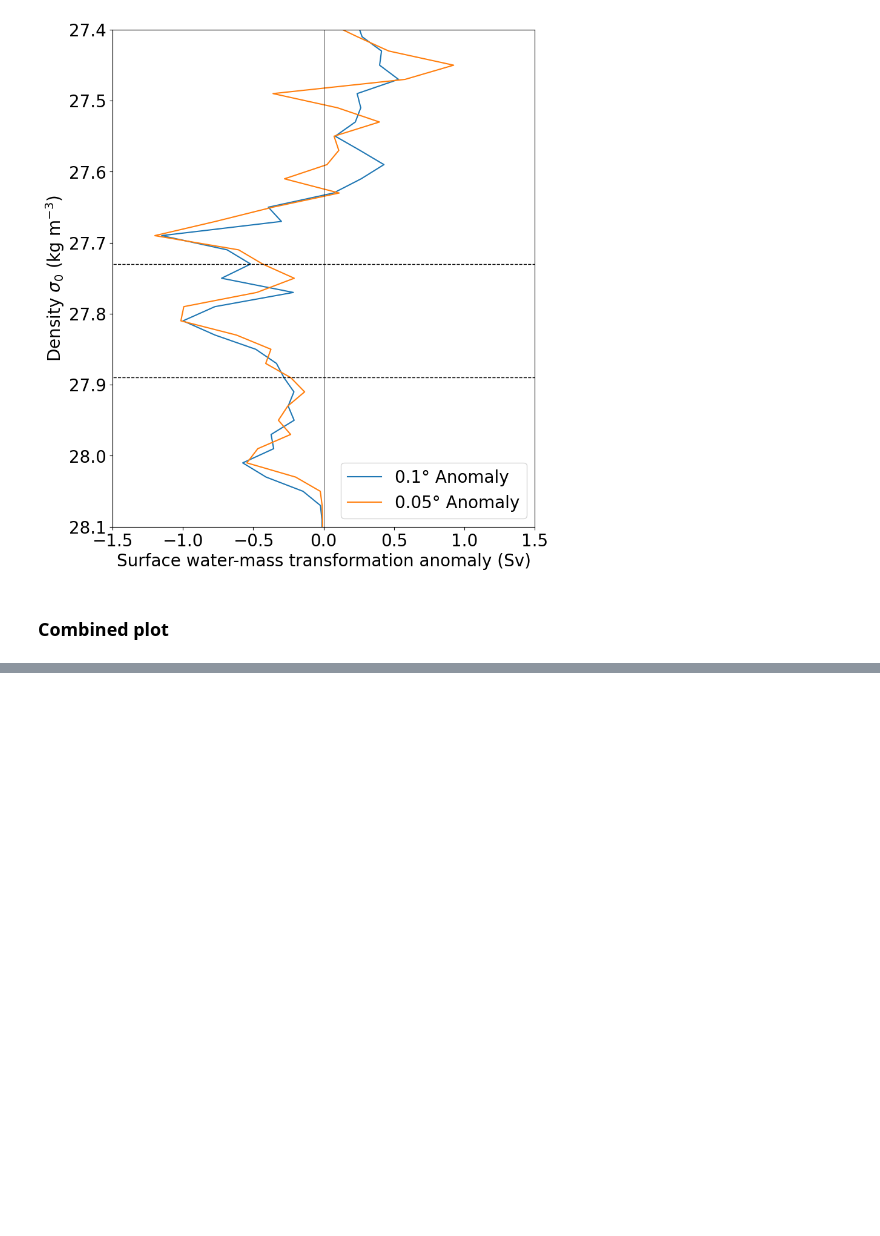
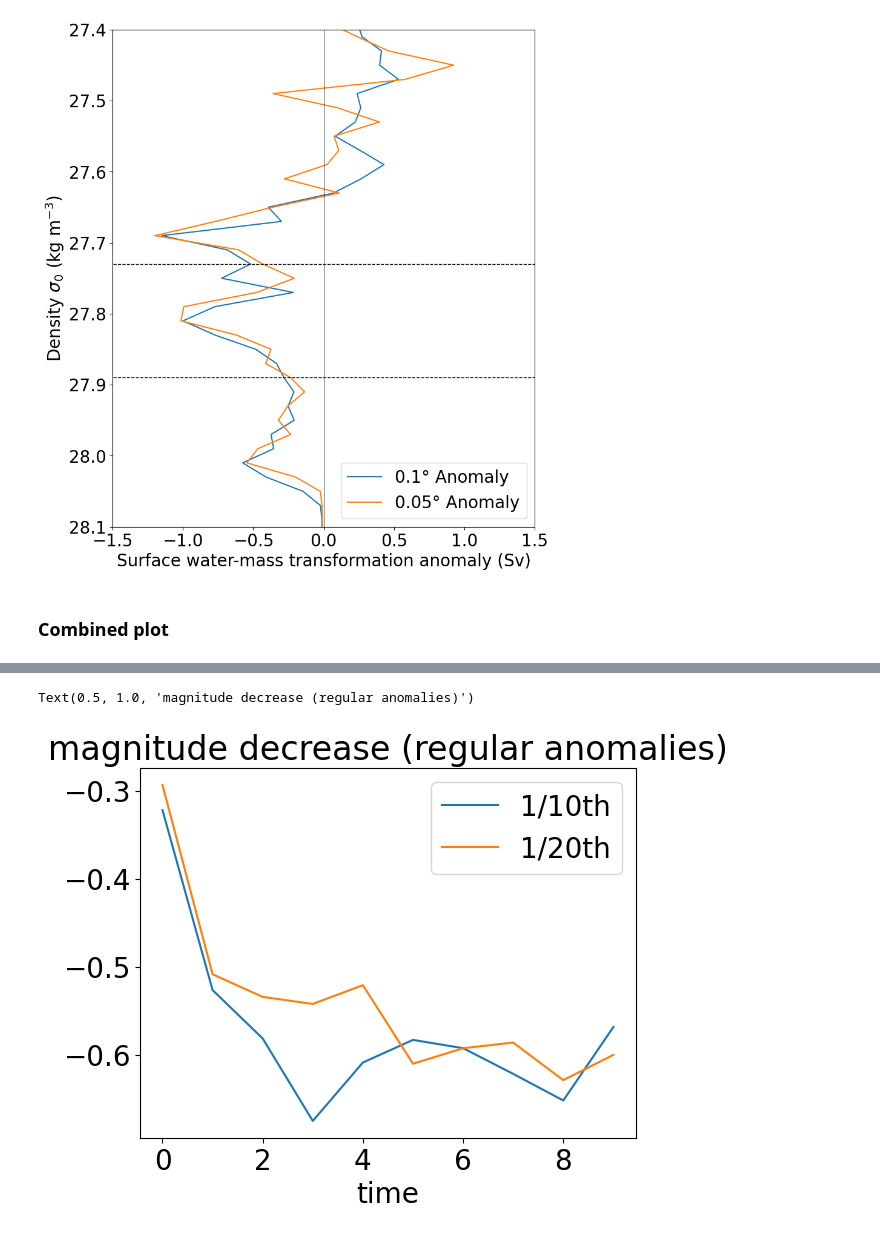
Before and after one commit to adele-morrison/panan-meltwater, a Jupyter notebook: notebooks/bottom_water_analysis/SWMT_shelf_PanAns.ipynb, the cells around one changed output, grey strips where cells are left out. Drawn from its saved outputs; the diff is of its cells as text; code cells hidden in the pictures; blank space fills up the shorter version.

```diff
--- a/notebooks/bottom_water_analysis/SWMT_shelf_PanAns.ipynb
+++ b/notebooks/bottom_water_analysis/SWMT_shelf_PanAns.ipynb
@@ -238,0 +293,8 @@ fig.savefig("/g/data/g40/kc5856/thesis_figures/resolution_SWMT_shelf.png", dpi=3
+# %%
+(pan01_M - pan01_C).plot(label='1/10th')
+(pan005_M - pan005_C).plot(label='1/20th')
+plt.legend()
+plt.title("magnitude decrease (regular anomalies)")
+# %% [output]
+Text(0.5, 1.0, 'magnitude decrease (regular anomalies)')
+[figure, added]
```
Also changed, not shown: parts of 6 cells of this notebook, 7 other files.
